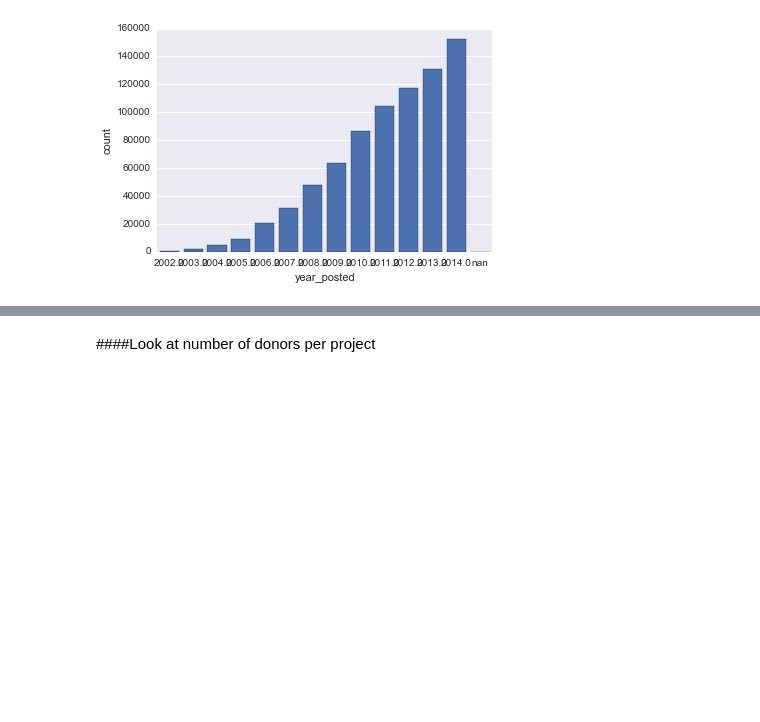
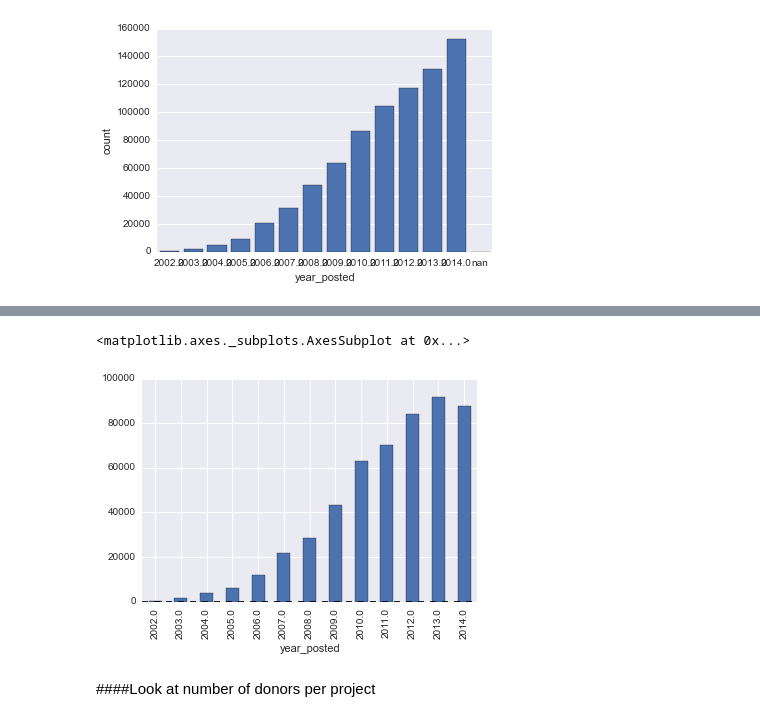
Before and after one commit to LylePayne/DonorsChooseAnalysis, a Jupyter notebook: Project Kojak - DonorsChoose.ipynb, the cells around one changed output, grey strips where cells are left out. Cells and saved outputs as stored; diff of their text form; code cells hidden in the pictures; blank space fills up the shorter version.

```diff
--- a/Project Kojak - DonorsChoose.ipynb
+++ b/Project Kojak - DonorsChoose.ipynb
@@ -169,3 +198,11 @@ sn.barplot(projects_df.year_posted)
+# %%
+groupby_year_funded = funding_completed.groupby("year_posted")
+groupby_year_funded_hist = groupby_year_funded["funded"].count()
+
+groupby_year_funded_hist.plot(kind = "bar")
+# %% [output]
+<matplotlib.axes._subplots.AxesSubplot at 0x...>
+[figure, added]
 # %% [markdown]
 ####Look at number of donors per project
 # %%
```
Also changed, not shown: parts of 23 cells of this notebook.
